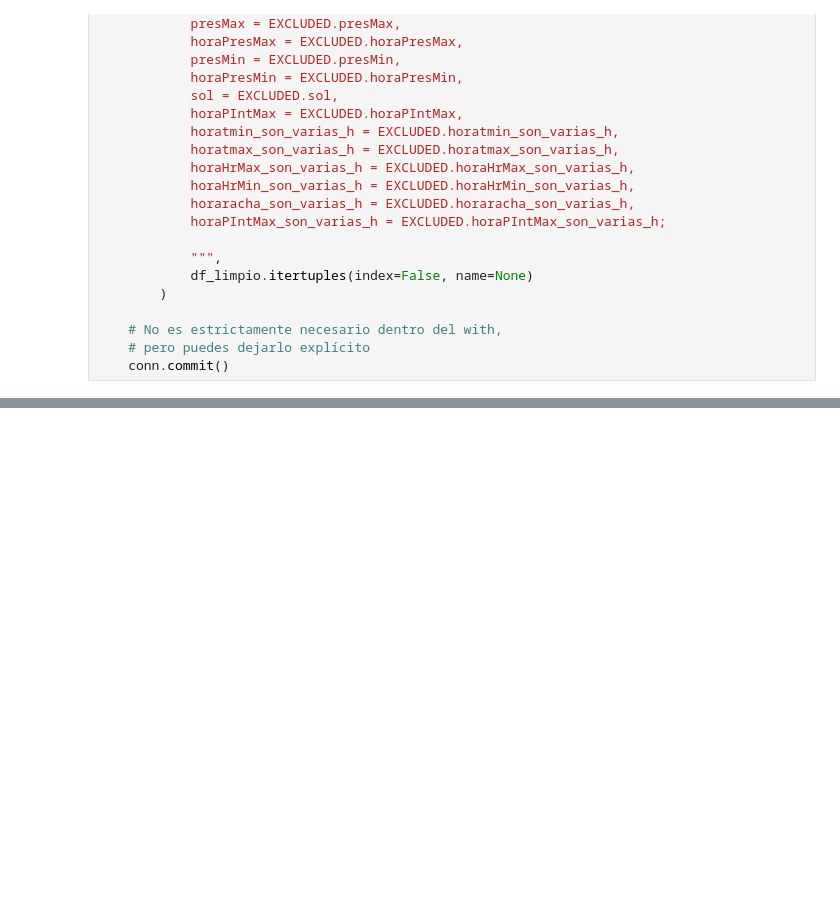
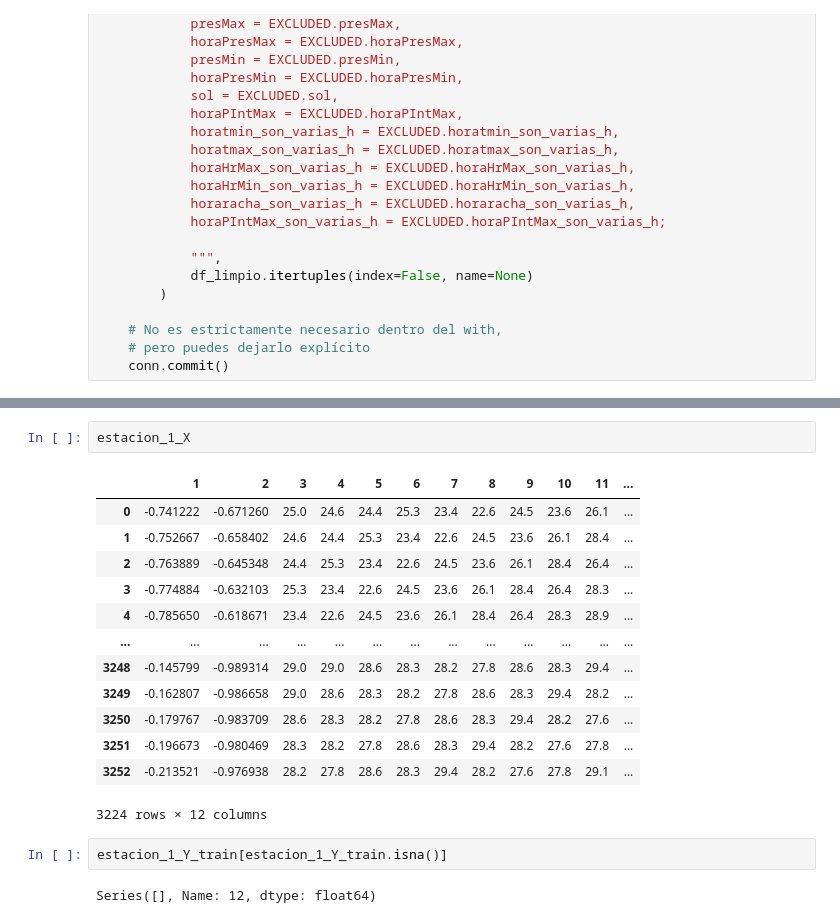
Before and after one commit to AdanMedin/proyecto_aemet, a Jupyter notebook: proyecto_aemet_api/scripts/get_DATA_ALL.ipynb, the cells around one changed output, grey strips where cells are left out. Cells and saved outputs as stored; diff of their text form; blank space fills up the shorter version.

```diff
--- a/proyecto_aemet_api/scripts/get_DATA_ALL.ipynb
+++ b/proyecto_aemet_api/scripts/get_DATA_ALL.ipynb
@@ -435,0 +754,20 @@ with psycopg.connect(conn_str) as conn:
+# %%
+estacion_1_X
+# %% [output]
+|  | 1 | 2 | 3 | 4 | 5 | 6 | 7 | 8 | 9 | 10 | 11 | ... |
+| 0 | -0.741222 | -0.671260 | 25.0 | 24.6 | 24.4 | 25.3 | 23.4 | 22.6 | 24.5 | 23.6 | 26.1 | ... |
+| 1 | -0.752667 | -0.658402 | 24.6 | 24.4 | 25.3 | 23.4 | 22.6 | 24.5 | 23.6 | 26.1 | 28.4 | ... |
+| 2 | -0.763889 | -0.645348 | 24.4 | 25.3 | 23.4 | 22.6 | 24.5 | 23.6 | 26.1 | 28.4 | 26.4 | ... |
+| 3 | -0.774884 | -0.632103 | 25.3 | 23.4 | 22.6 | 24.5 | 23.6 | 26.1 | 28.4 | 26.4 | 28.3 | ... |
+| 4 | -0.785650 | -0.618671 | 23.4 | 22.6 | 24.5 | 23.6 | 26.1 | 28.4 | 26.4 | 28.3 | 28.9 | ... |
+| ... | ... | ... | ... | ... | ... | ... | ... | ... | ... | ... | ... | ... |
+| 3248 | -0.145799 | -0.989314 | 29.0 | 29.0 | 28.6 | 28.3 | 28.2 | 27.8 | 28.6 | 28.3 | 29.4 | ... |
+| 3249 | -0.162807 | -0.986658 | 29.0 | 28.6 | 28.3 | 28.2 | 27.8 | 28.6 | 28.3 | 29.4 | 28.2 | ... |
+| 3250 | -0.179767 | -0.983709 | 28.6 | 28.3 | 28.2 | 27.8 | 28.6 | 28.3 | 29.4 | 28.2 | 27.6 | ... |
+| 3251 | -0.196673 | -0.980469 | 28.3 | 28.2 | 27.8 | 28.6 | 28.3 | 29.4 | 28.2 | 27.6 | 27.8 | ... |
+| 3252 | -0.213521 | -0.976938 | 28.2 | 27.8 | 28.6 | 28.3 | 29.4 | 28.2 | 27.6 | 27.8 | 29.1 | ... |
+3224 rows × 12 columns
+# %%
+estacion_1_Y_train[estacion_1_Y_train.isna()]
+# %% [output]
+Series([], Name: 12, dtype: float64)
```
Also changed, not shown: parts of 44 cells of this notebook, 22 other files.
